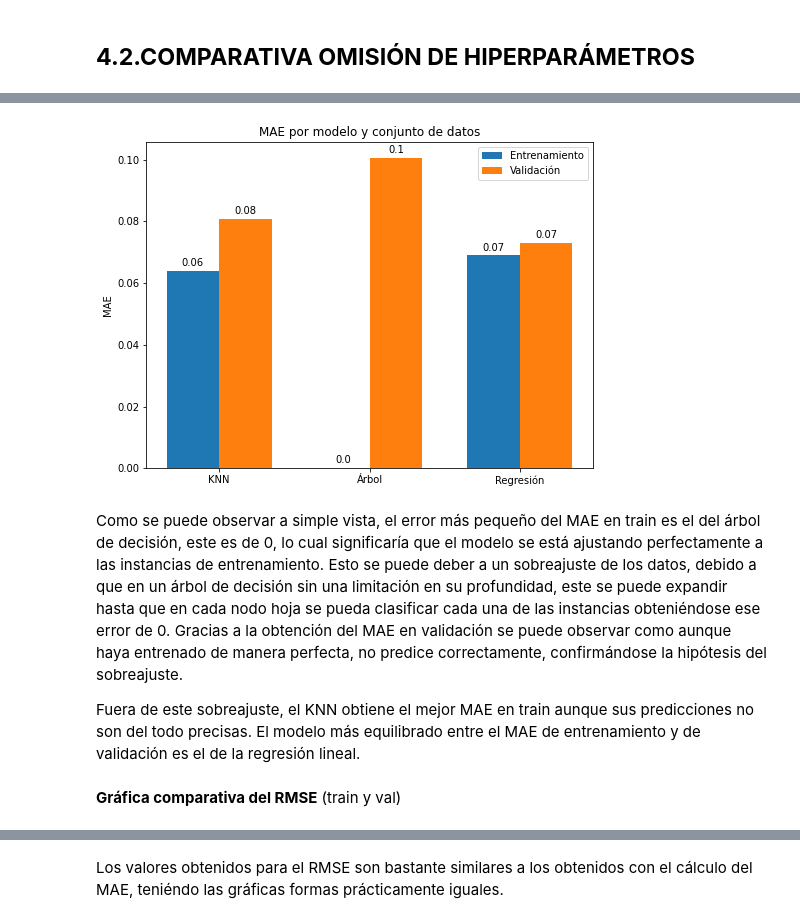
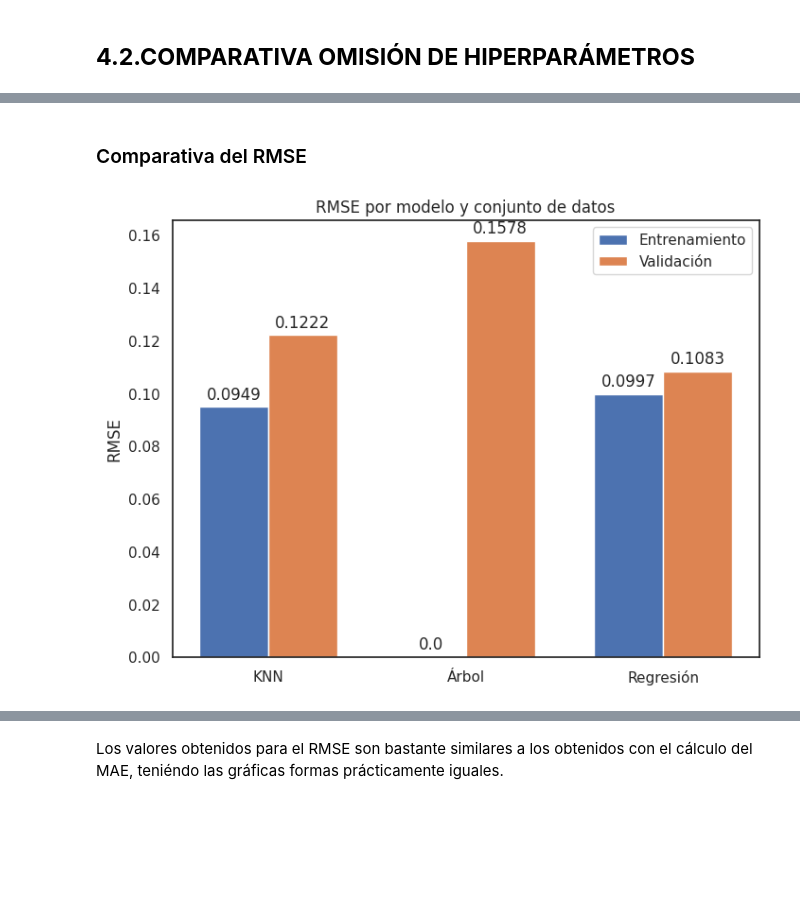
Before and after one commit to navas017/Grupo40-Practica1, a Jupyter notebook: Practica1.ipynb, the cells around one changed output, grey strips where cells are left out. Cells and saved outputs as stored; diff of their text form; code cells hidden in the pictures; blank space fills up the shorter version.

```diff
--- a/Practica1.ipynb
+++ b/Practica1.ipynb
@@ -190,13 +383,14 @@ tree_rmse_train = np.sqrt(mean_squared_error(Y_train_train_norm, y_pred_train))
 ### Modelo Árbol de regresión lineal
 # %%
 # Crear modelo
-modelo_rl = LinearRegression()
+model_rl = LinearRegression()
 
+# ********** DATASET DEFAULT **********
 # Iniciar la medición del tiempo
 start_time = time.time()
 
 # Entrenar modelo
-reg_fit = modelo_rl.fit(X_train_train_norm, Y_train_train_norm)
+reg_fit = model_rl.fit(X_train_train_norm, Y_train_train_norm)
 
 # Finalizar la medición del tiempo y calculo del tiempo
 end_time = time.time()
@@ -211,6 +405,23 @@ reg_rmse_val = np.sqrt(mean_squared_error(Y_train_val_norm, y_pred_val))
 y_pred_train = reg_fit.predict(X_train_train_norm)
 reg_mae_train = mean_absolute_error(Y_train_train_norm, y_pred_train)
 reg_rmse_train = np.sqrt(mean_squared_error(Y_train_train_norm, y_pred_train))
+
+
+# ********** DATASET NUEVO **********
+start_time = time.time()
+
+new_reg_fit = model_rl.fit(new_X_train_train_norm, new_Y_train_train_norm)
+
+end_time = time.time()
+new_reg_training_time = round((end_time - start_time) * 1000, 6)
+
+new_y_pred_val = new_reg_fit.predict(new_X_train_val_norm)
+new_reg_mae_val = mean_absolute_error(new_Y_train_val_norm, new_y_pred_val)
+new_reg_rmse_val = np.sqrt(mean_squared_error(new_Y_train_val_norm, new_y_pred_val))
+
+new_y_pred_train = new_reg_fit.predict(new_X_train_train_norm)
+new_reg_mae_train = mean_absolute_error(new_Y_train_train_norm, new_y_pred_train)
+new_reg_rmse_train = np.sqrt(mean_squared_error(new_Y_train_train_norm, new_y_pred_train))
 # %% [markdown]
 ## **4.2.COMPARATIVA OMISIÓN DE HIPERPARÁMETROS**
 # %% [markdown]
@@ -240,48 +522,41 @@ df
+# %% [markdown]
+### Comparativa del RMSE
 # %%
-import matplotlib.pyplot as plt
-import numpy as np
-
 # Crear los datos para los modelos
 modelos = ['KNN', 'Árbol', 'Regresión']
-mae_entrenamiento = [knn_mae_train, tree_mae_train, reg_mae_train]
-mae_validacion = [knn_mae_val, tree_mae_val, reg_mae_val]
+mae_entrenamiento = [knn_rmse_train, tree_rmse_train, reg_rmse_train]
+mae_validacion = [knn_rmse_val, tree_rmse_val, reg_rmse_val]
 
 # Configurar la figura
 fig, ax = plt.subplots(figsize=(8, 6))
 ind = np.arange(len(modelos))
 ancho = 0.35
 
 # Graficar las barras
 rects1 = ax.bar(ind - ancho/2, mae_entrenamiento, ancho, label='Entrenamiento')
 rects2 = ax.bar(ind + ancho/2, mae_validacion, ancho, label='Validación')
 
 # Configurar los ejes y la leyenda
-ax.set_ylabel('MAE')
-ax.set_title('MAE por modelo y conjunto de datos')
+ax.set_ylabel('RMSE')
+ax.set_title('RMSE por modelo y conjunto de datos')
 ax.set_xticks(ind)
 ax.set_xticklabels(modelos)
 ax.legend()
 
 # Agregar las etiquetas a las barras
 def autolabel(rects):
     for rect in rects:
         height = rect.get_height()
-        ax.annotate('{}'.format(round(height, 2)),
+        ax.annotate('{}'.format(round(height, 4)),
                     xy=(rect.get_x() + rect.get_width() / 2, height),
                     xytext=(0, 3),
                     textcoords="offset points",
                     ha='center', va='bottom')
 
 autolabel(rects1)
 autolabel(rects2)
 
 # Mostrar la gráfica
 plt.show()
 # %% [output]
-[figure, old version]
+[figure, new version]
-# %% [markdown]
-Como se puede observar a simple vista, el error más pequeño del MAE en train es el del árbol de decisión, este es de 0, lo cual significaría que el modelo se está ajustando perfectamente a las instancias de entrenamiento. Esto se puede deber a un sobreajuste de los datos, debido a que en un árbol de decisión sin una limitación en su profundidad, este se puede expandir hasta que en cada nodo hoja se pueda clasificar cada una de las instancias obteniéndose ese error de 0. Gracias a la obtención del MAE en validación se puede observar como aunque haya entrenado de manera perfecta, no predice correctamente, confirmándose la hipótesis del sobreajuste.
-
-Fuera de este sobreajuste, el KNN obtiene el mejor MAE en train aunque sus predicciones no son del todo precisas. El modelo más equilibrado entre el MAE de entrenamiento y de validación es el de la regresión lineal.
-# %% [markdown]
-**Gráfica comparativa del RMSE** (train y val)
```
Also changed, not shown: parts of 82 cells of this notebook.
